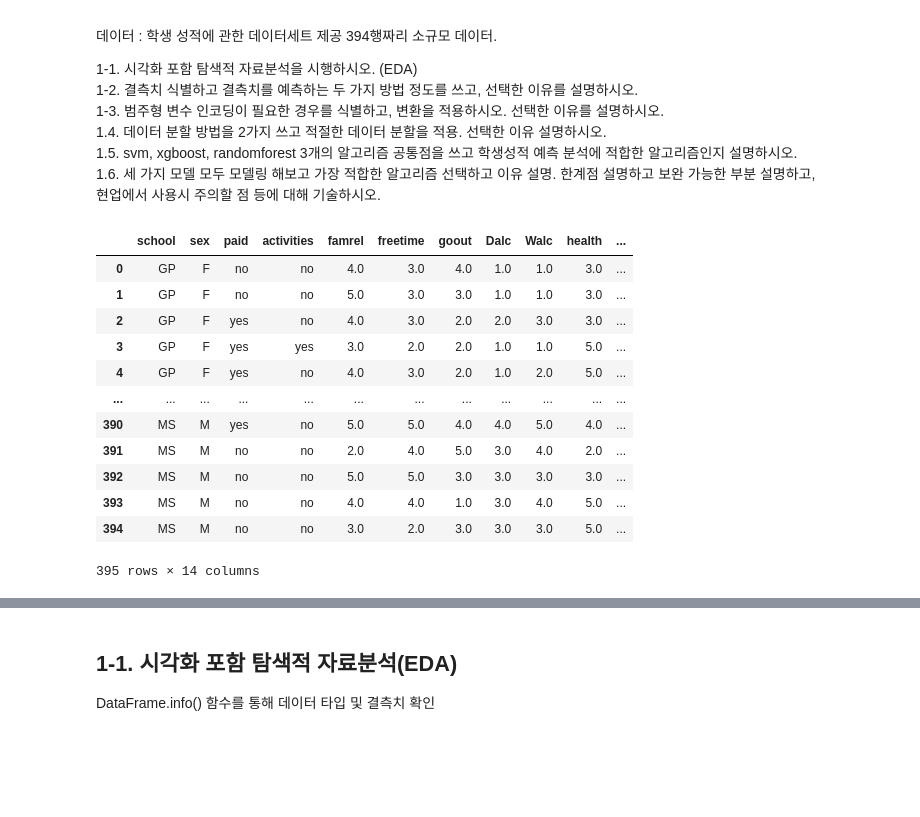
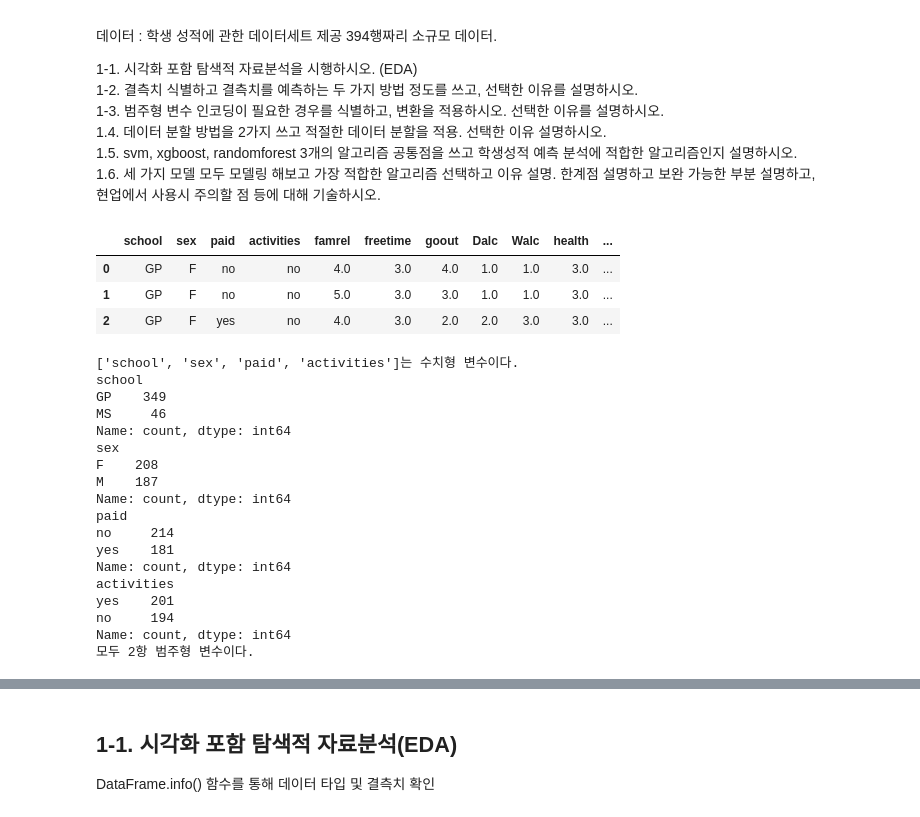
Before and after one commit to blueage98/adp_work, a Jupyter notebook: ADP-실기-DESSA/최신 기출동형 모의고사/1회_머신러닝 - 연습.ipynb, the cells around one changed output, grey strips where cells are left out. Cells and saved outputs as stored; diff of their text form; code cells hidden in the pictures; blank space fills up the shorter version.

```diff
--- a/ADP-실기-DESSA/최신 기출동형 모의고사/1회_머신러닝 - 연습.ipynb
+++ b/ADP-실기-DESSA/최신 기출동형 모의고사/1회_머신러닝 - 연습.ipynb
@@ -14,19 +14,10 @@
 # %%
 import pandas as pd
 import numpy as np
 df = pd.read_csv("../data/student_data.csv")
-df
+df.head(3)
 # %% [output]
 |  | school | sex | paid | activities | famrel | freetime | goout | Dalc | Walc | health | ... |
 | 0 | GP | F | no | no | 4.0 | 3.0 | 4.0 | 1.0 | 1.0 | 3.0 | ... |
 | 1 | GP | F | no | no | 5.0 | 3.0 | 3.0 | 1.0 | 1.0 | 3.0 | ... |
 | 2 | GP | F | yes | no | 4.0 | 3.0 | 2.0 | 2.0 | 3.0 | 3.0 | ... |
-| 3 | GP | F | yes | yes | 3.0 | 2.0 | 2.0 | 1.0 | 1.0 | 5.0 | ... |
-| 4 | GP | F | yes | no | 4.0 | 3.0 | 2.0 | 1.0 | 2.0 | 5.0 | ... |
-| ... | ... | ... | ... | ... | ... | ... | ... | ... | ... | ... | ... |
-| 390 | MS | M | yes | no | 5.0 | 5.0 | 4.0 | 4.0 | 5.0 | 4.0 | ... |
-| 391 | MS | M | no | no | 2.0 | 4.0 | 5.0 | 3.0 | 4.0 | 2.0 | ... |
-| 392 | MS | M | no | no | 5.0 | 5.0 | 3.0 | 3.0 | 3.0 | 3.0 | ... |
-| 393 | MS | M | no | no | 4.0 | 4.0 | 1.0 | 3.0 | 4.0 | 5.0 | ... |
-| 394 | MS | M | no | no | 3.0 | 2.0 | 3.0 | 3.0 | 3.0 | 5.0 | ... |
-395 rows × 14 columns
@@ -32,0 +32,25 @@ df
+# %%
+print(f'{nom_cols}는 수치형 변수이다.')
+for col in nom_cols:
+    print(df[col].value_counts())
+
+print('모두 2항 범주형 변수이다.')
+# %% [output]
+['school', 'sex', 'paid', 'activities']는 수치형 변수이다.
+school
+GP    349
+MS     46
+Name: count, dtype: int64
+sex
+F    208
+M    187
+Name: count, dtype: int64
+paid
+no     214
+yes    181
+Name: count, dtype: int64
+activities
+yes    201
+no     194
+Name: count, dtype: int64
+모두 2항 범주형 변수이다.
```
Also changed, not shown: parts of 5 cells of this notebook.
